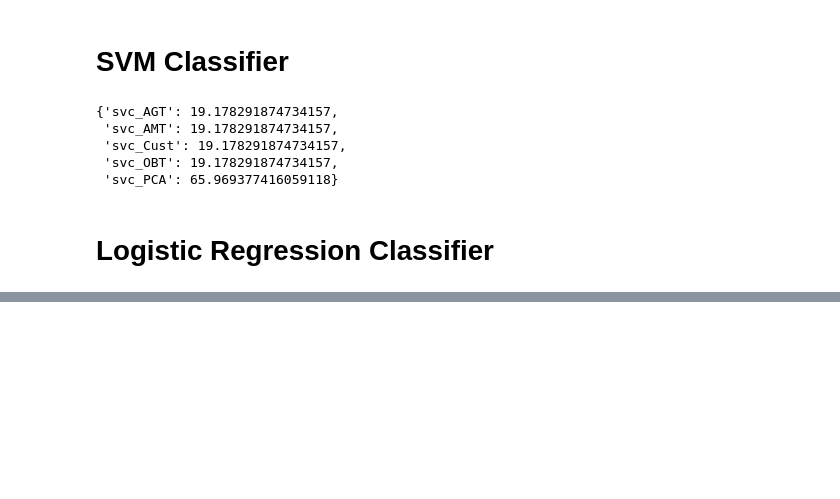
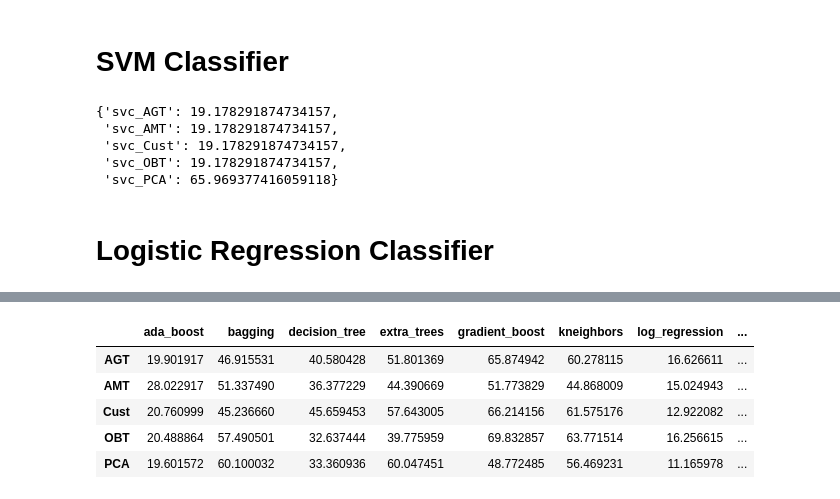
Before and after one commit to bryantbiggs/mcnulty-03, a Jupyter notebook: models.ipynb, the cells around one changed output, grey strips where cells are left out. Drawn from its saved outputs; the diff is of its cells as text; code cells hidden in the pictures; blank space fills up the shorter version.

```diff
--- a/models.ipynb
+++ b/models.ipynb
@@ -173,8 +186,17 @@ for i,dataset in enumerate(l_train):
     bag_clf = BaggingClassifier(base_estimator=None, n_estimators=10, max_samples=1.0, max_features=1.0,
                                 bootstrap=True, bootstrap_features=False, oob_score=False, warm_start=False,
                                 n_jobs=-1, random_state=None, verbose=0)
+    # cross-validation training score
     scores = cross_val_score(bag_clf, dataset, train_labels)
+
+    # append results to dictionary
     bag_dict['bagging_{0}'.format(names[i])] = scores.mean()*100
+
+    # models - save to disk for later use without re-running
+    bag_mdl = bag_clf.fit(dataset, train_labels)
+
+    with open('{0}/bagging_{1}.pkl'.format(mdl_dir, names[i]), 'wb') as f:
+        pickle.dump(bag_mdl, f)
 # %%
 overall_dict['bagging'] = bag_dict
 bag_dict
@@ -352,11 +406,17 @@ for i,dataset in enumerate(l_train):
     knn_clf = KNeighborsClassifier(n_neighbors=5, weights='uniform', algorithm='auto', leaf_size=30, p=2,
                                    metric='minkowski', metric_params=None, n_jobs=-1)
 
+    # cross-validation training score
+    scores = cross_val_score(knn_clf, dataset, train_labels)
+
+    # append results to dictionary
+    knn_dict['kneighbors_{0}'.format(names[i])] = scores.mean()*100
+
+    # models - save to disk for later use without re-running
     knn_mdl = knn_clf.fit(dataset, train_labels)
 
-    scores = cross_val_score(knn_clf, dataset, train_labels)
-
-    knn_dict['kneighbors_{0}'.format(names[i])] = scores.mean()*100
+    with open('{0}/kneighbors_{1}.pkl'.format(mdl_dir, names[i]), 'wb') as f:
+        pickle.dump(knn_mdl, f)
 # %%
 overall_dict['kneighbors'] = knn_dict
 knn_dict
@@ -378,8 +438,17 @@ for i,dataset in enumerate(l_train):
                   tol=0.001, cache_size=200, class_weight=None, verbose=False, max_iter=-1,
                   decision_function_shape=None)
 
+    # cross-validation training score
     scores = cross_val_score(svc_clf, dataset, train_labels)
+
+    # append results to dictionary
     svc_dict['svc_{0}'.format(names[i])] = scores.mean()*100
+
+    # models - save to disk for later use without re-running
+    svc_mdl = svc_clf.fit(dataset, train_labels)
+
+    with open('{0}/svc_{1}.pkl'.format(mdl_dir, names[i]), 'wb') as f:
+        pickle.dump(svc_mdl, f)
 # %%
 overall_dict['svc'] = svc_dict
 svc_dict
@@ -506,0 +572,10 @@ _ = plt.show()
+# %%
+df = pd.DataFrame(overall_dict)
+df
+# %% [output]
+|  | ada_boost | bagging | decision_tree | extra_trees | gradient_boost | kneighbors | log_regression | ... |
+| AGT | 19.901917 | 46.915531 | 40.580428 | 51.801369 | 65.874942 | 60.278115 | 16.626611 | ... |
+| AMT | 28.022917 | 51.337490 | 36.377229 | 44.390669 | 51.773829 | 44.868009 | 15.024943 | ... |
+| Cust | 20.760999 | 45.236660 | 45.659453 | 57.643005 | 66.214156 | 61.575176 | 12.922082 | ... |
+| OBT | 20.488864 | 57.490501 | 32.637444 | 39.775959 | 69.832857 | 63.771514 | 16.256615 | ... |
+| PCA | 19.601572 | 60.100032 | 33.360936 | 60.047451 | 48.772485 | 56.469231 | 11.165978 | ... |
```
Also changed, not shown: parts of 24 cells of this notebook.
